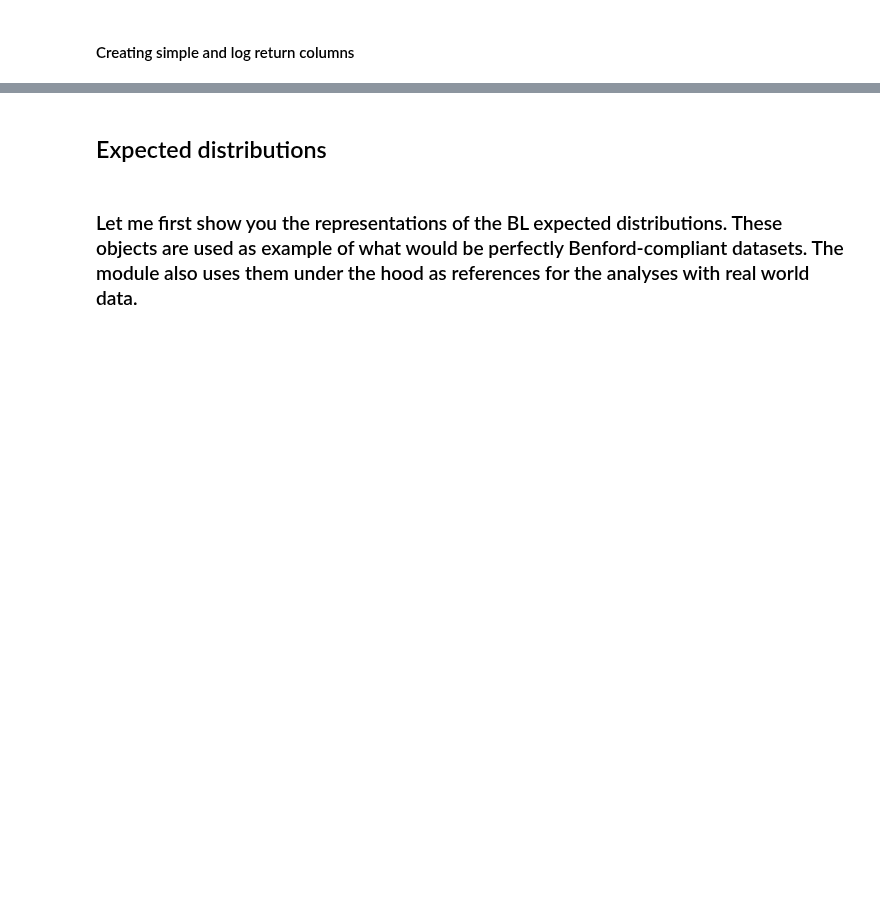
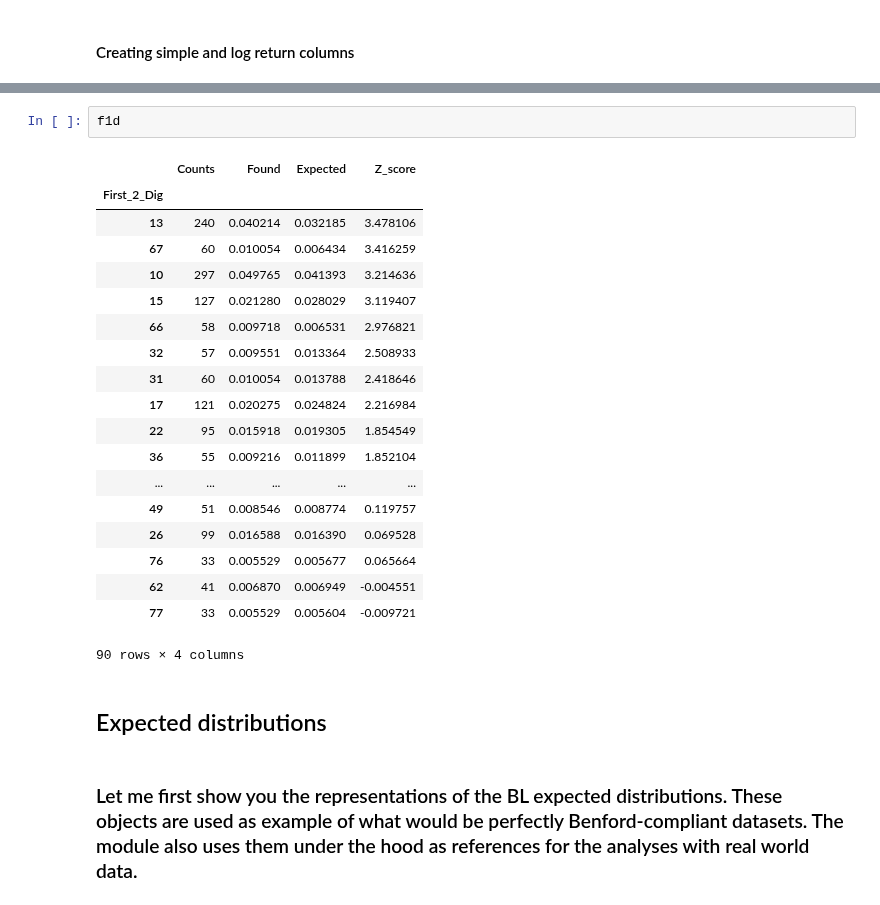
Before and after one commit to milcent/benford_py, a Jupyter notebook: Demo.ipynb, the cells around one changed output, grey strips where cells are left out. Cells and saved outputs as stored; diff of their text form; blank space fills up the shorter version.

```diff
--- a/Demo.ipynb
+++ b/Demo.ipynb
@@ -69,3 +74,25 @@ The Mean Absolute Deviation is 0.00785321610645
+# %%
+f1d
+# %% [output]
+|  | Counts | Found | Expected | Z_score |
+| First_2_Dig |  |  |  |  |
+| 13 | 240 | 0.040214 | 0.032185 | 3.478106 |
+| 67 | 60 | 0.010054 | 0.006434 | 3.416259 |
+| 10 | 297 | 0.049765 | 0.041393 | 3.214636 |
+| 15 | 127 | 0.021280 | 0.028029 | 3.119407 |
+| 66 | 58 | 0.009718 | 0.006531 | 2.976821 |
+| 32 | 57 | 0.009551 | 0.013364 | 2.508933 |
+| 31 | 60 | 0.010054 | 0.013788 | 2.418646 |
+| 17 | 121 | 0.020275 | 0.024824 | 2.216984 |
+| 22 | 95 | 0.015918 | 0.019305 | 1.854549 |
+| 36 | 55 | 0.009216 | 0.011899 | 1.852104 |
+| ... | ... | ... | ... | ... |
+| 49 | 51 | 0.008546 | 0.008774 | 0.119757 |
+| 26 | 99 | 0.016588 | 0.016390 | 0.069528 |
+| 76 | 33 | 0.005529 | 0.005677 | 0.065664 |
+| 62 | 41 | 0.006870 | 0.006949 | -0.004551 |
+| 77 | 33 | 0.005529 | 0.005604 | -0.009721 |
+90 rows × 4 columns
 # %% [markdown]
 ## Expected distributions
 # %% [markdown]
```
Also changed, not shown: parts of 4 cells of this notebook, 1 other file.
